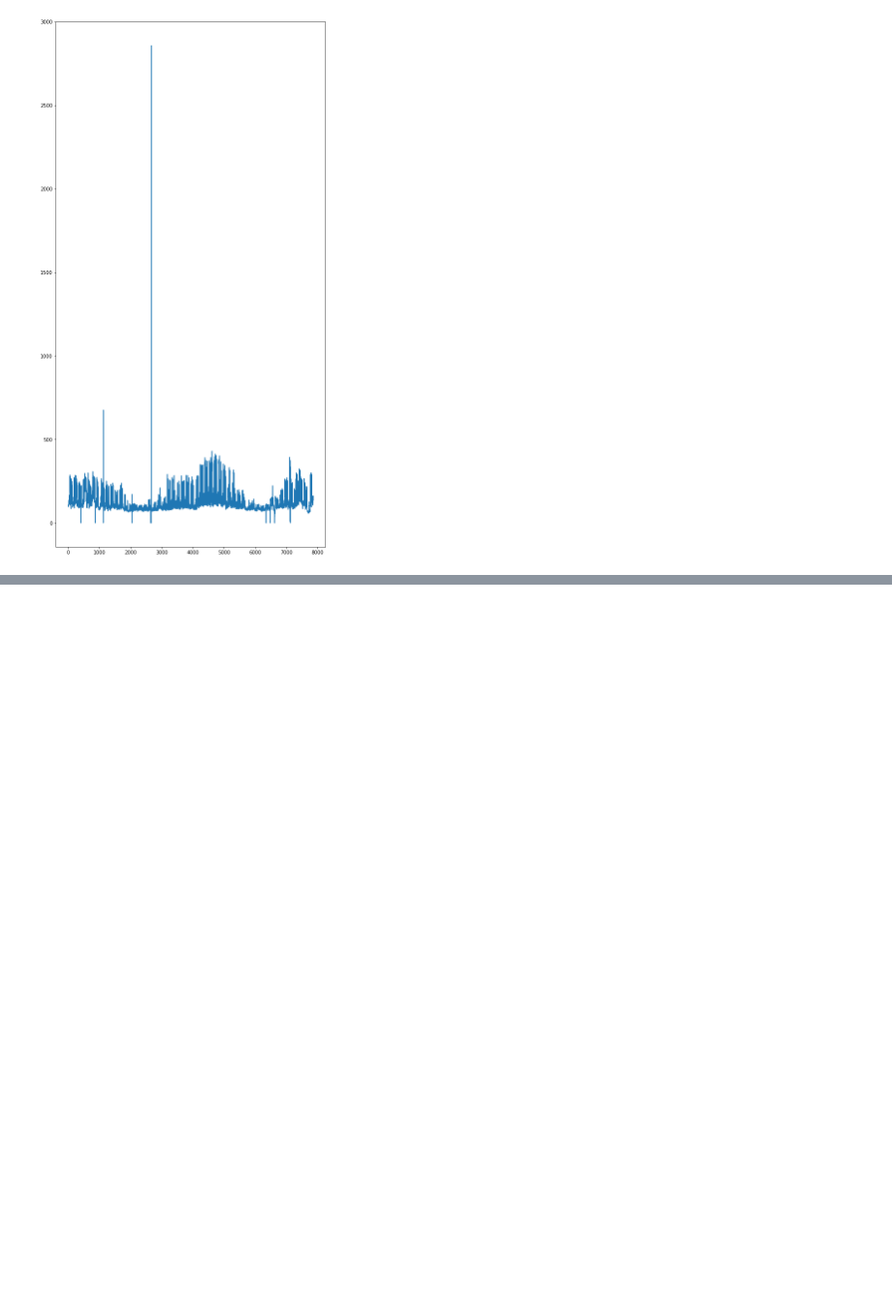
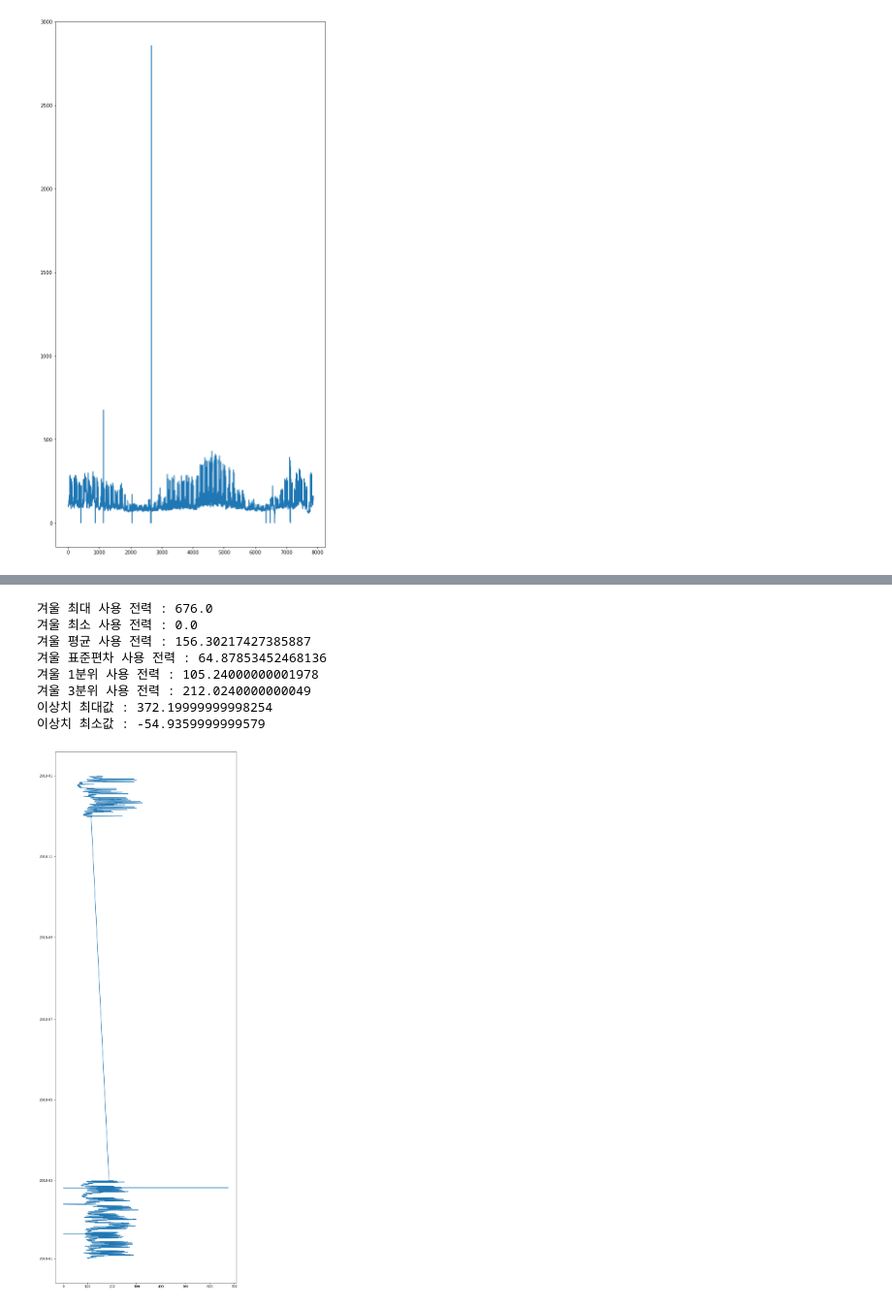
Before and after one commit to k1mm1nseok/MLInterpolate, a Jupyter notebook: projectInclude0.ipynb, the cells around one changed output, grey strips where cells are left out. Shown at 97% size. Saved outputs shown, nothing was run; the diff lists cells and outputs as text; code cells hidden in the pictures; blank space fills up the shorter version.

```diff
--- a/projectInclude0.ipynb
+++ b/projectInclude0.ipynb
@@ -66,0 +53,37 @@ data.loc[(data["Month"] >= 9) & (data["Month"] <= 11), "Season"] = "autumn"
+# %%
+winter = data.loc[(data["Month"] == 12) | (data["Month"] <= 2)]
+winter_elec = winter['Power']
+
+print('겨울 최대 사용 전력 : {}'.format(winter_elec.max()))
+print('겨울 최소 사용 전력 : {}'.format(winter_elec.min()))
+print('겨울 평균 사용 전력 : {}'.format(winter_elec.mean()))
+print('겨울 표준편차 사용 전력 : {}'.format(winter_elec.std()))
+print('겨울 1분위 사용 전력 : {}'.format(np.percentile(winter_elec, 25)))
+print('겨울 3분위 사용 전력 : {}'.format(np.percentile(winter_elec, 75)))
+
+IQR = np.percentile(winter_elec, 75) - np.percentile(winter_elec, 25)
+IQRWeight = IQR * 1.5
+
+print('이상치 최대값 : {}'.format(np.percentile(winter_elec, 75) + IQRWeight))
+print('이상치 최소값 : {}'.format(np.percentile(winter_elec, 25) - IQRWeight))
+
+plt.figure(figsize=(10,30))
+plt.plot(winter['Power'], winter['Time'])
+
+#이상치 최소값이 음수이므로 0 이하의 값은 이상치로 처리함
+outLierMin = winter[winter['Power'] <= 0].index
+outLierMax = winter[winter['Power'] > np.percentile(winter_elec, 75) + IQRWeight].index
+
+#data에서 이상치 값들을 제외
+data = data.drop(outLierMin)
+data = data.drop(outLierMax)
+# %% [output]
+겨울 최대 사용 전력 : 676.0
+겨울 최소 사용 전력 : 0.0
+겨울 평균 사용 전력 : 156.30217427385887
+겨울 표준편차 사용 전력 : 64.87853452468136
+겨울 1분위 사용 전력 : 105.24000000001978
+겨울 3분위 사용 전력 : 212.0240000000049
+이상치 최대값 : 372.19999999998254
+이상치 최소값 : -54.9359999999579
+[figure, added]
```
Also changed, not shown: parts of 4 cells of this notebook.
